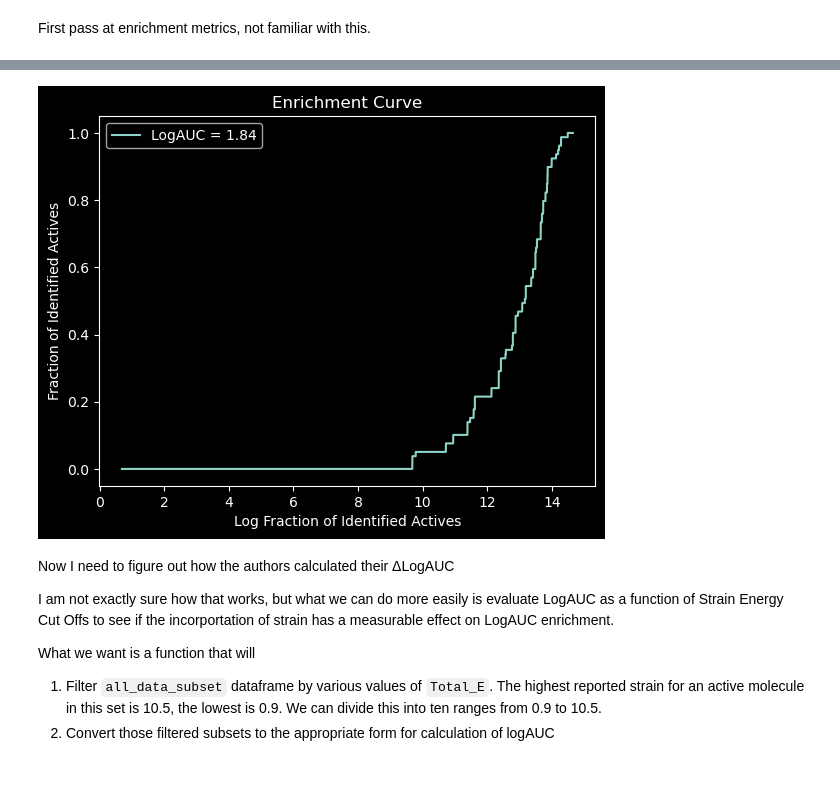
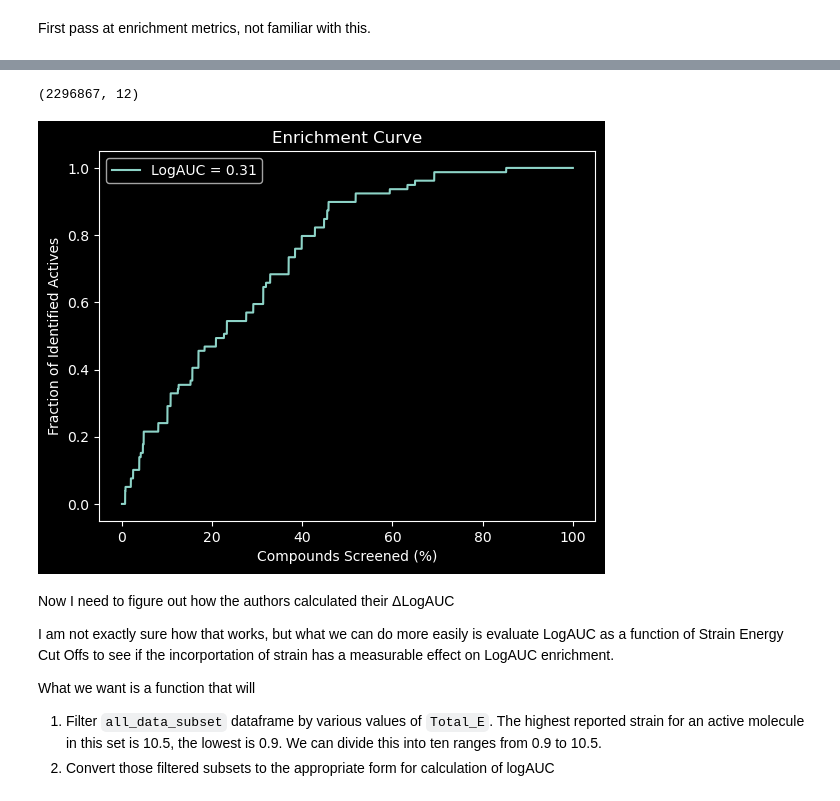
Before and after one commit to DKchemistry/LigBoundConfData, a Jupyter notebook: OPRK1.ipynb, the cells around one changed output, grey strips where cells are left out. Drawn from its saved outputs; the diff is of its cells as text; code cells hidden in the pictures.

```diff
--- a/OPRK1.ipynb
+++ b/OPRK1.ipynb
@@ -286,6 +388,7 @@ all_data_subset["Fraction_Actives"] = (
 # Calculate the logarithm of the ranking at each row, via the index
 # This for the 'log' part of LogAUC
 all_data_subset["Log_Fraction_Actives"] = np.log1p(all_data_subset.index)
+all_data_subset['Log_Fraction_Actives'] = np.log1p(all_data_subset['Fraction_Actives'])
 
 # Calculate the logAUC
 log_auc = auc(all_data_subset["Log_Fraction_Actives"], all_data_subset["Fraction_Actives"])
@@ -308,20 +411,32 @@ all_data_subset
+# %%
+# Count the amount of unique values in the 'Molecule_Name' column
+# This is the total number of molecules
+num_molecules = all_data_subset["Molecule_Name"].nunique()
+num_molecules
+all_data_subset.shape
+# %% [output]
+(2296867, 12)
 # %%
-# Plot the logAUC
+# Convert all_data_subset.index to a data frame column "Percent Screened"
+all_data_subset["Percent_Screened"] = all_data_subset.index / all_data_subset.shape[0] * 100
+
+# Plot the Enrichment Curve
 plt.plot(
-    all_data_subset["Log_Fraction_Actives"],
+    #all_data_subset.index,
+    all_data_subset["Percent_Screened"],
     all_data_subset["Fraction_Actives"],
     label="LogAUC = {:.2f}".format(log_auc),
 )
 
 # Add axis labels and title
-plt.xlabel("Log Fraction of Identified Actives")
+plt.xlabel("Compounds Screened (%)")
 plt.ylabel("Fraction of Identified Actives")
 plt.title("Enrichment Curve")
 
 plt.legend()
 plt.show()
 # %% [output]
-[figure, old version]
+[figure, new version]
 # %% [markdown]
 Now I need to figure out how the authors calculated their &Delta;LogAUC
 
```
Also changed, not shown: parts of 5 cells of this notebook, 6 other files.
